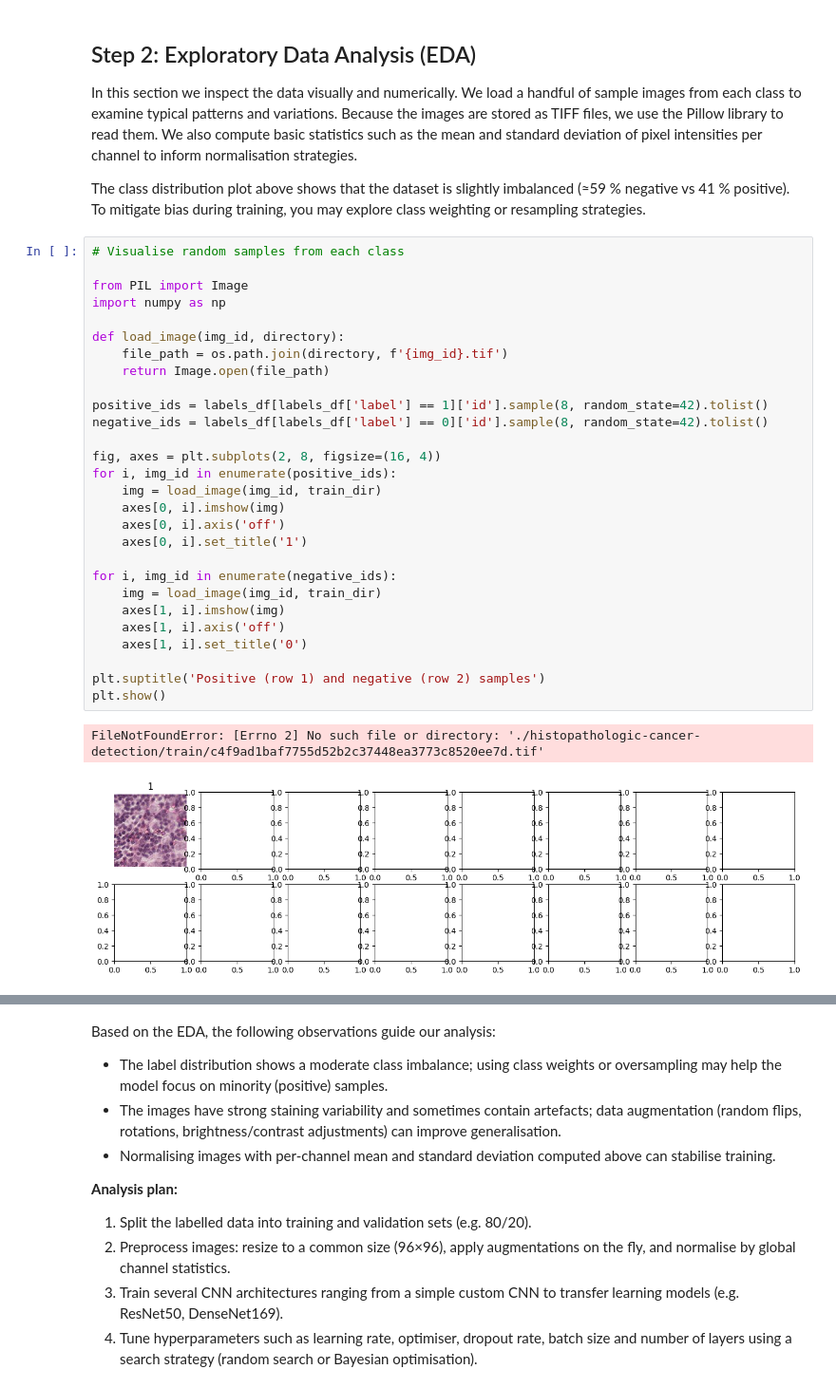
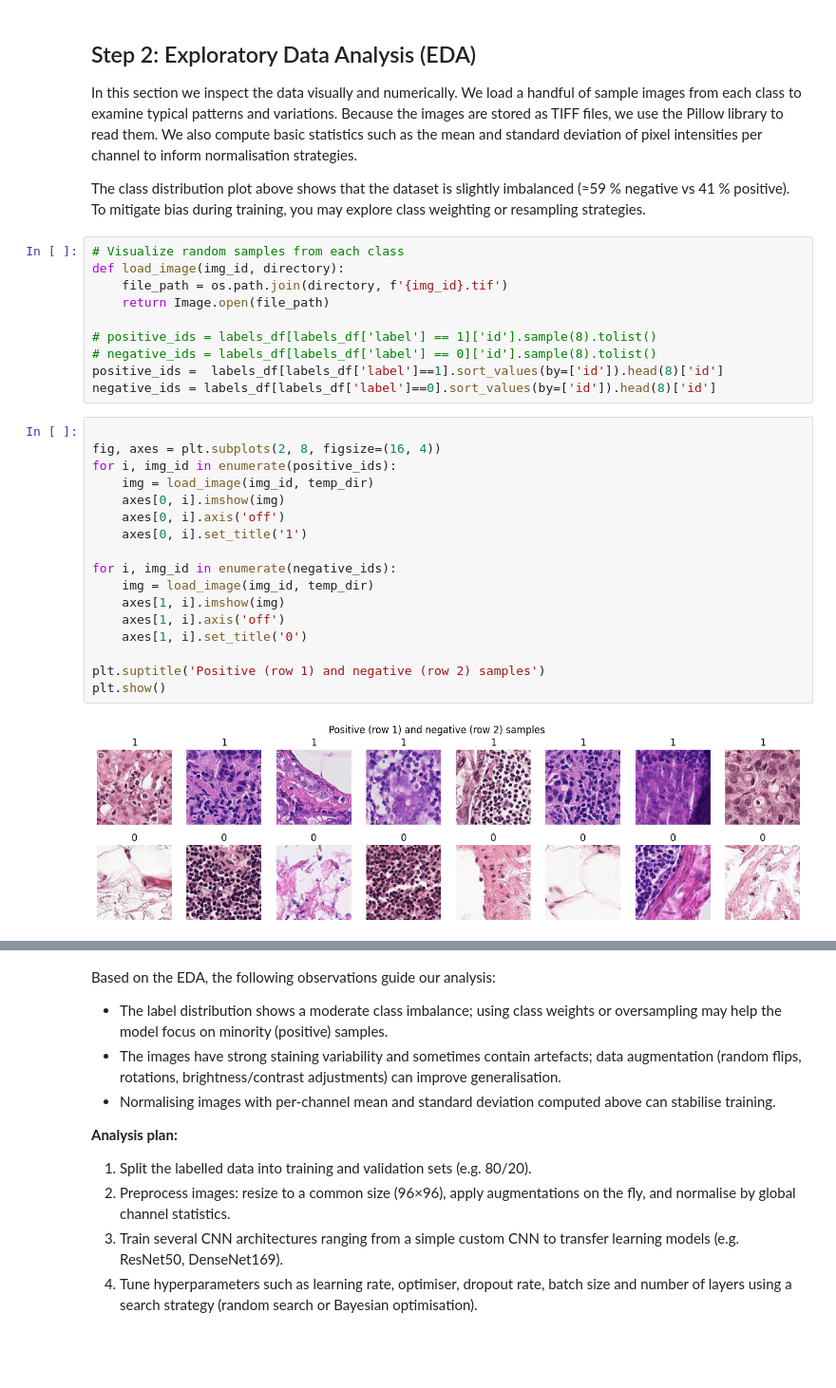
Before and after one commit to ryan-bulger/Cancer-Detection, a Jupyter notebook: metastatic_cancer_detection (1).ipynb, the cells around one changed output, grey strips where cells are left out. Shown at 95% size. Drawn from its saved outputs; the diff is of its cells as text; blank space fills up the shorter version.

Commit message:
added temp files

```diff
--- a/metastatic_cancer_detection (1).ipynb
+++ b/metastatic_cancer_detection (1).ipynb
@@ -86,34 +66,32 @@ In this section we inspect the data visually and numerically.  We load a handful
 
 The class distribution plot above shows that the dataset is slightly imbalanced (≈59 % negative vs 41 % positive).  To mitigate bias during training, you may explore class weighting or resampling strategies.
 # %%
-# Visualise random samples from each class
-
-from PIL import Image
-import numpy as np
-
+# Visualize random samples from each class
 def load_image(img_id, directory):
     file_path = os.path.join(directory, f'{img_id}.tif')
     return Image.open(file_path)
 
-positive_ids = labels_df[labels_df['label'] == 1]['id'].sample(8, random_state=42).tolist()
-negative_ids = labels_df[labels_df['label'] == 0]['id'].sample(8, random_state=42).tolist()
-
-fig, axes = plt.subplots(2, 8, figsize=(16, 4))
-for i, img_id in enumerate(positive_ids):
-    img = load_image(img_id, train_dir)
-    axes[0, i].imshow(img)
-    axes[0, i].axis('off')
-    axes[0, i].set_title('1')
-
-for i, img_id in enumerate(negative_ids):
-    img = load_image(img_id, train_dir)
-    axes[1, i].imshow(img)
-    axes[1, i].axis('off')
-    axes[1, i].set_title('0')
-
-plt.suptitle('Positive (row 1) and negative (row 2) samples')
-plt.show()
+# positive_ids = labels_df[labels_df['label'] == 1]['id'].sample(8).tolist()
+# negative_ids = labels_df[labels_df['label'] == 0]['id'].sample(8).tolist()
+positive_ids =  labels_df[labels_df['label']==1].sort_values(by=['id']).head(8)['id']
+negative_ids = labels_df[labels_df['label']==0].sort_values(by=['id']).head(8)['id']
-# %% [output]
-FileNotFoundError: [Errno 2] No such file or directory: './histopathologic-cancer-detection/train/c4f9ad1baf7755d52b2c37448ea3773c8520ee7d.tif'
-[figure, removed]
+# %%
+
+fig, axes = plt.subplots(2, 8, figsize=(16, 4))
+for i, img_id in enumerate(positive_ids):
+    img = load_image(img_id, temp_dir)
+    axes[0, i].imshow(img)
+    axes[0, i].axis('off')
+    axes[0, i].set_title('1')
+
+for i, img_id in enumerate(negative_ids):
+    img = load_image(img_id, temp_dir)
+    axes[1, i].imshow(img)
+    axes[1, i].axis('off')
+    axes[1, i].set_title('0')
+
+plt.suptitle('Positive (row 1) and negative (row 2) samples')
+plt.show()
+# %% [output]
+[figure, added]
 # %%
```
Also changed, not shown: parts of 8 cells of this notebook.
